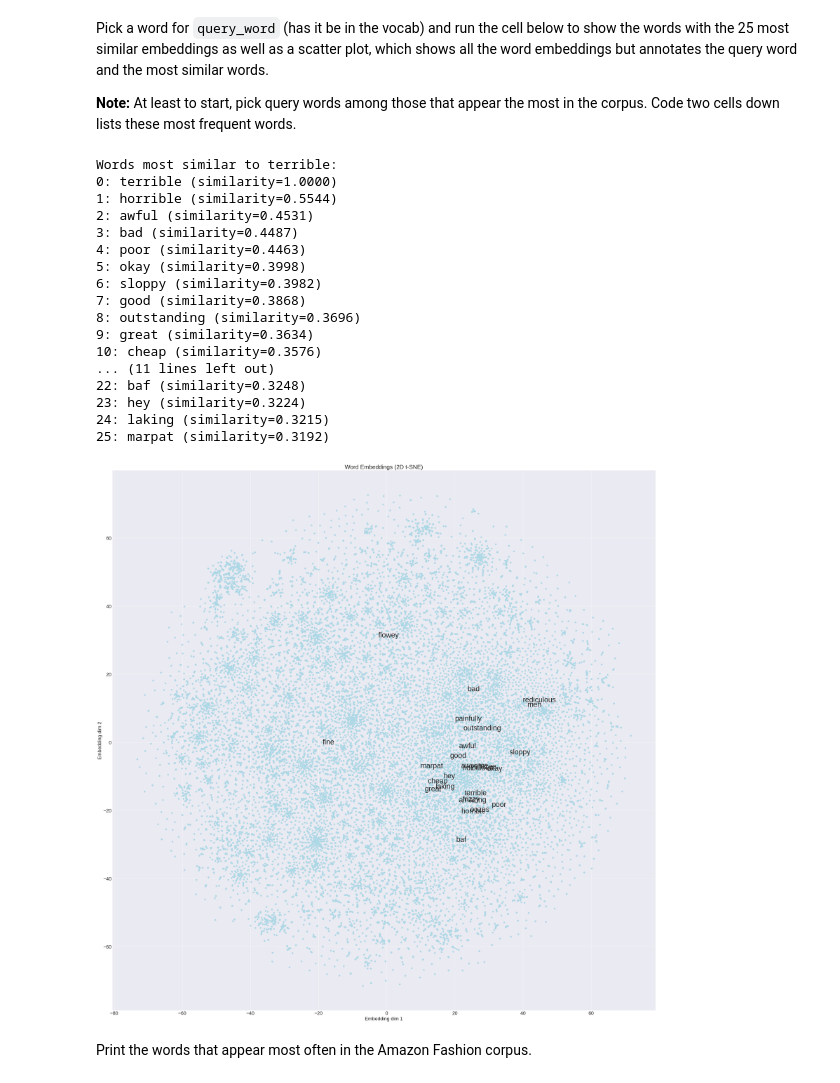
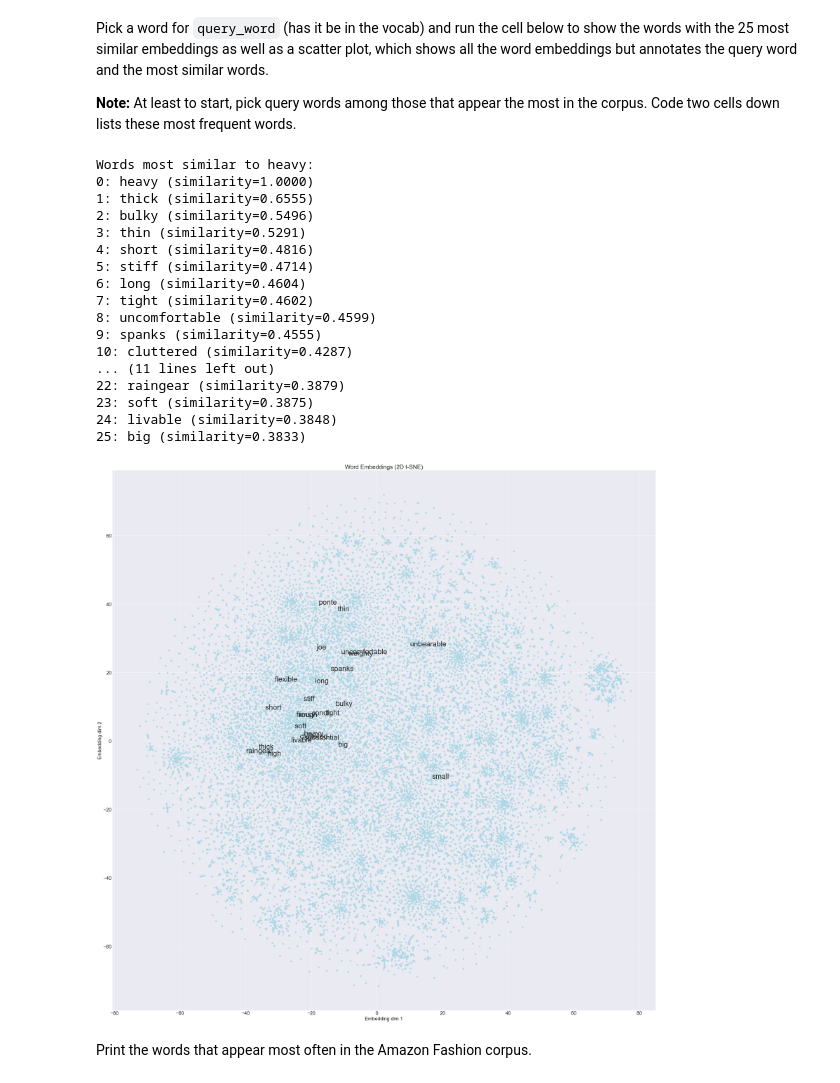
Before and after one commit to treytuscai/WordEmbeddings, a Jupyter notebook: amazon_word_embeddings.ipynb, the cells around one changed output. Saved outputs shown, nothing was run; the diff lists cells and outputs as text; code cells hidden in the pictures.

```diff
--- a/amazon_word_embeddings.ipynb
+++ b/amazon_word_embeddings.ipynb
@@ -542,52 +542,52 @@ Pick a word for `query_word` (has it be in the vocab) and run the cell below to
 
 **Note:** At least to start, pick query words among those that appear the most in the corpus. Code two cells down lists these most frequent words.
 # %%
-query_word = 'terrible'
+query_word = 'heavy'
 topk_word_inds, topk_cossim = get_most_similar_words(k=25,
                                                      all_embeddings=embeddings,
                                                      word_str=query_word,
                                                      word_str2int=word2ind)
 
 
 word_strs = [ind2word[ind] for ind in topk_word_inds]
 
 print(f'Words most similar to {query_word}:')
 for k0 in range(len(topk_word_inds)):
     print(f'{k0}: {ind2word[topk_word_inds[k0]]} (similarity={topk_cossim[k0]:.4f})')
 
 # Visualize word cloud — each word as (x, y) coords
 plt.figure(figsize=(40, 40))
 plt.scatter(word_tsne[:, 0], word_tsne[:, 1], color='lightblue')
 
 max_xy = 5
 rng = np.random.default_rng(0)
 offsets = rng.uniform(low=-max_xy, high=max_xy, size=(len(word_strs), 2))
 for w in range(len(word_strs)):
     plt.annotate(word_strs[w], (word_tsne[w, 0]+offsets[w,0], word_tsne[w, 1]+offsets[w,0]), fontsize=30)
 
 plt.title('Word Embeddings (2D t-SNE)')
 plt.xlabel('Embedding dim 1')
 plt.ylabel('Embedding dim 2')
 plt.show()
 # %% [output]
-Words most similar to terrible:
-0: terrible (similarity=1.0000)
-1: horrible (similarity=0.5544)
-2: awful (similarity=0.4531)
-3: bad (similarity=0.4487)
-4: poor (similarity=0.4463)
-5: okay (similarity=0.3998)
-6: sloppy (similarity=0.3982)
-7: good (similarity=0.3868)
-8: outstanding (similarity=0.3696)
-9: great (similarity=0.3634)
-10: cheap (similarity=0.3576)
+Words most similar to heavy:
+0: heavy (similarity=1.0000)
+1: thick (similarity=0.6555)
+2: bulky (similarity=0.5496)
+3: thin (similarity=0.5291)
+4: short (similarity=0.4816)
+5: stiff (similarity=0.4714)
+6: long (similarity=0.4604)
+7: tight (similarity=0.4602)
+8: uncomfortable (similarity=0.4599)
+9: spanks (similarity=0.4555)
+10: cluttered (similarity=0.4287)
 ... (11 lines left out)
-22: baf (similarity=0.3248)
-23: hey (similarity=0.3224)
-24: laking (similarity=0.3215)
-25: marpat (similarity=0.3192)
+22: raingear (similarity=0.3879)
+23: soft (similarity=0.3875)
+24: livable (similarity=0.3848)
+25: big (similarity=0.3833)
-[figure, old version]
+[figure, new version]
 # %% [markdown]
 Print the words that appear most often in the Amazon Fashion corpus.
 # %%
```
Also changed, not shown: parts of 1 cell of this notebook.
